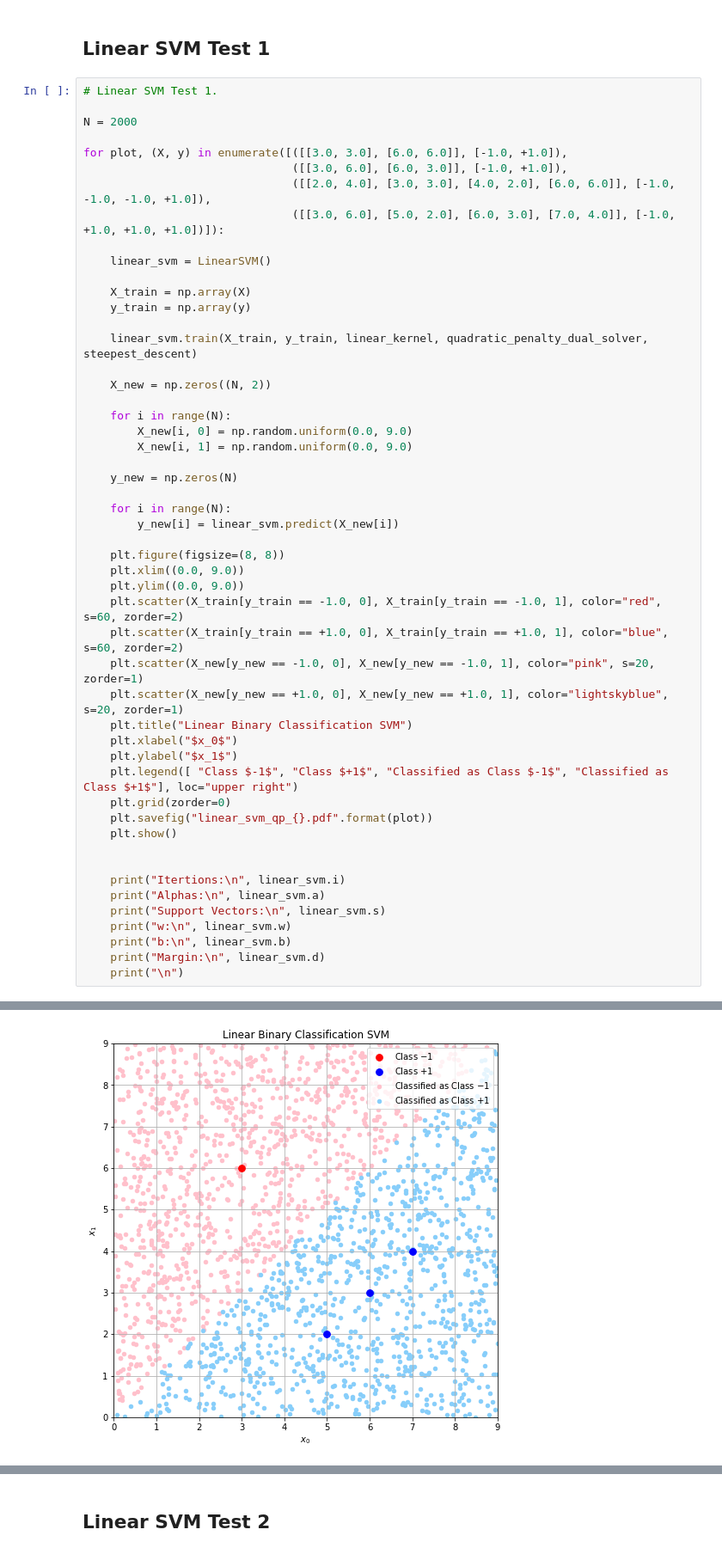
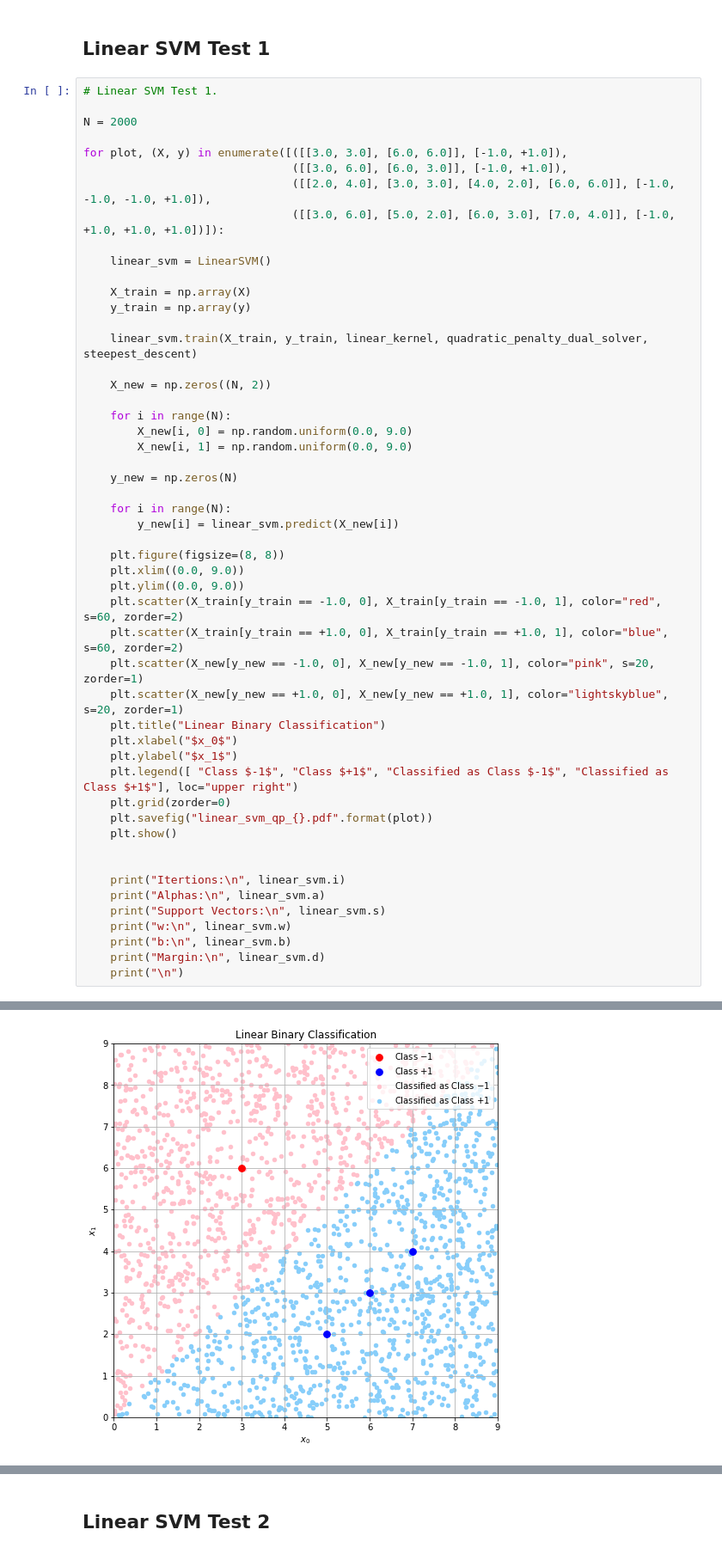
Before and after one commit to johnduffymsc/msc_comp0120project, a Jupyter notebook: COMP0120_Project_Code_John_Duffy.ipynb, the cells around one changed output, grey strips where cells are left out. Shown at 86% size. Drawn from its saved outputs; the diff is of its cells as text.

```diff
--- a/COMP0120_Project_Code_John_Duffy.ipynb
+++ b/COMP0120_Project_Code_John_Duffy.ipynb
@@ -449,7 +449,7 @@ for plot, (X, y) in enumerate([([[3.0, 3.0], [6.0, 6.0]], [-1.0, +1.0]),
     plt.scatter(X_train[y_train == +1.0, 0], X_train[y_train == +1.0, 1], color="blue", s=60, zorder=2)
     plt.scatter(X_new[y_new == -1.0, 0], X_new[y_new == -1.0, 1], color="pink", s=20, zorder=1)
     plt.scatter(X_new[y_new == +1.0, 0], X_new[y_new == +1.0, 1], color="lightskyblue", s=20, zorder=1)
-    plt.title("Linear Binary Classification SVM")
+    plt.title("Linear Binary Classification")
     plt.xlabel("$x_0$")
     plt.ylabel("$x_1$")
     plt.legend([ "Class $-1$", "Class $+1$", "Classified as Class $-1$", "Classified as Class $+1$"], loc="upper right")
@@ -498,19 +498,19 @@ Margin:
 Itertions:
  1253
 Alphas:
  [0.04104399 0.04104399 0.04104399 0.11713205]
 Support Vectors:
  [[2. 4.]
  [3. 3.]
  [4. 2.]
  [6. 6.]]
 w:
  [0.3333964 0.3333964]
 b:
  -3.000473004866972
 Margin:
  2.1209190615442166
-[figure, old version]
+[figure, new version]
 Itertions:
  1522
 Alphas:
```
Also changed, not shown: parts of 4 cells of this notebook, 1 other file.
